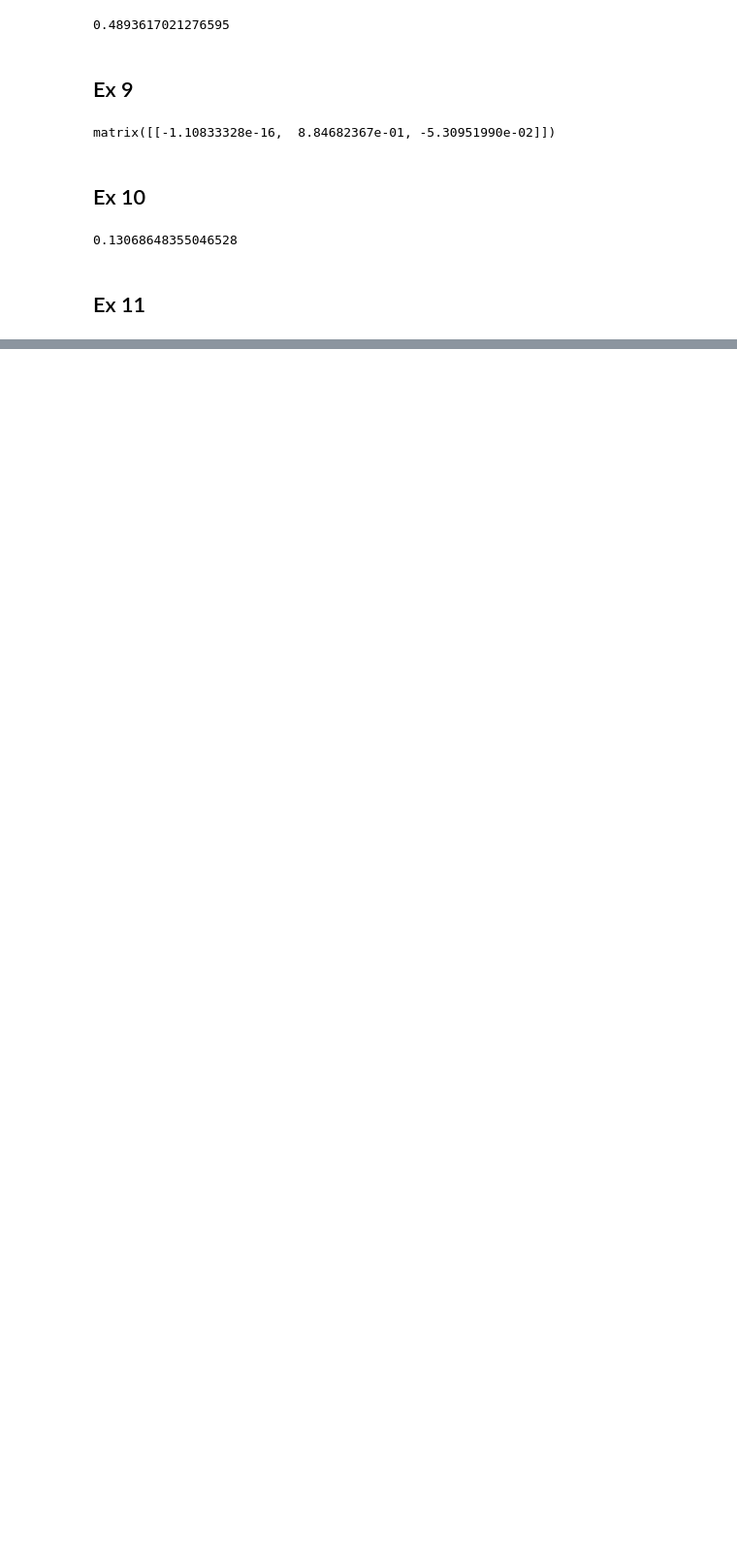
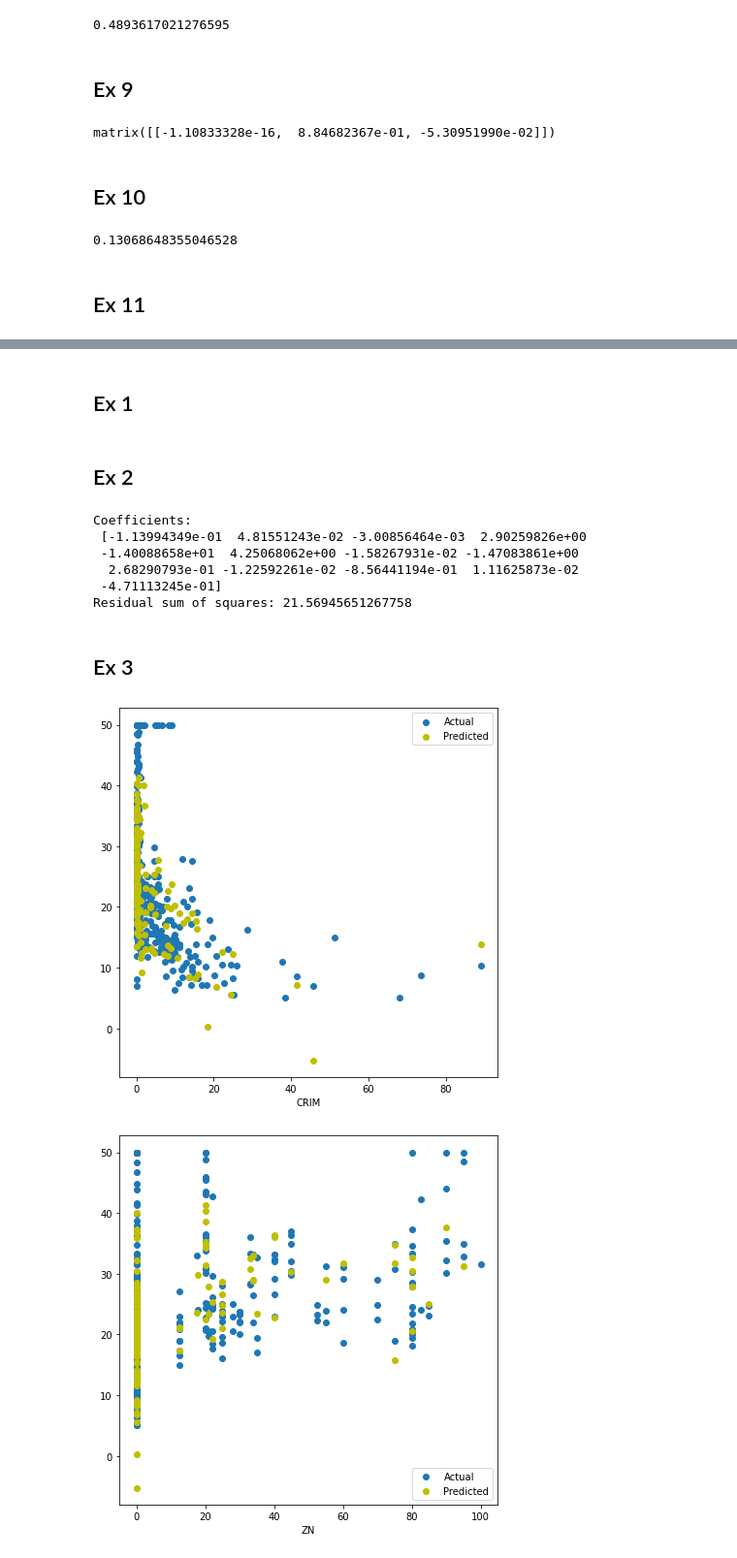
Before and after one commit to ArturBa/agh_machine_learning, a Jupyter notebook: lab_3/lab_3.ipynb, the cells around one changed output, grey strips where cells are left out. Shown at 97% size. Saved outputs shown, nothing was run; the diff lists cells and outputs as text; code cells hidden in the pictures; blank space fills up the shorter version.

```diff
--- a/lab_3/lab_3.ipynb
+++ b/lab_3/lab_3.ipynb
@@ -258,0 +262,16 @@ plt.show()
+# %%
+import numpy as np
+import matplotlib.pyplot as plt
+from sklearn import datasets, linear_model as linm
+from sklearn.model_selection import train_test_split
+
+# Regression models
+# http://scikit-learn.org/stable/modules/linear_model.html
+
+# Load the boston dataset
+boston = datasets.load_boston()
+# print description
+print(boston.DESCR)
+# get the data
+boston_X = boston.data
+boston_Y = boston.target
@@ -258,0 +296,45 @@ plt.show()
+# %%
+boston_title = ['CRIM', 'ZN', 'INDUS', 'CHAS', 'NOX', 'RM', 'AGE', 'DIS', 'RAD', 'TAX', 'PTRATIO', 'B', 'LSTAT']
+# %% [markdown]
+## Ex 1
+# %%
+X_train, X_test, Y_train, Y_test = train_test_split(boston_X, boston_Y, test_size = 0.3, train_size = 0.7)
+# %% [markdown]
+## Ex 2
+# %%
+# Stworzenie obiektu
+regr = linm.LinearRegression()
+
+# Uczenie modelu przy pomocy bazy treningowej
+regr.fit(X_train, Y_train)
+# Przewidywanie wartości dla danych testowych
+Y_predicted = regr.predict(X_test)
+
+# Wyświetlenie parametrów prostej
+print('Coefficients: \n', regr.coef_)
+
+#  Obliczamy rzeczywisty popełniony błąd średnio-kwadratowy
+error = np.mean((regr.predict(X_test) - Y_test) ** 2)
+print("Residual sum of squares: {}".format(error))
+# %% [output]
+Coefficients:
+ [-1.13994349e-01  4.81551243e-02 -3.00856464e-03  2.90259826e+00
+ -1.40088658e+01  4.25068062e+00 -1.58267931e-02 -1.47083861e+00
+  2.68290793e-01 -1.22592261e-02 -8.56441194e-01  1.11625873e-02
+ -4.71113245e-01]
+Residual sum of squares: 21.56945651267758
+# %% [markdown]
+## Ex 3
+# %%
+data3 = pd.DataFrame(data = np.c_[boston['data'], boston['target']])
+for col in data3.columns[:-1]:
+    plt.figure(figsize = [7, 7])
+    xx = np.linspace(data3[col].values.min(), data3[col].values.max(), 100)
+    plt.scatter(data3[col].values, data3[13])
+    plt.scatter(X_test[:, col], Y_predicted, c='y')
+    plt.legend(['Actual', 'Predicted'])
+    plt.xlabel(boston_title[col])
+    plt.show()
+# %% [output]
+[figure, added]
+[figure, added]
```
Also changed, not shown: parts of 10 cells of this notebook.
